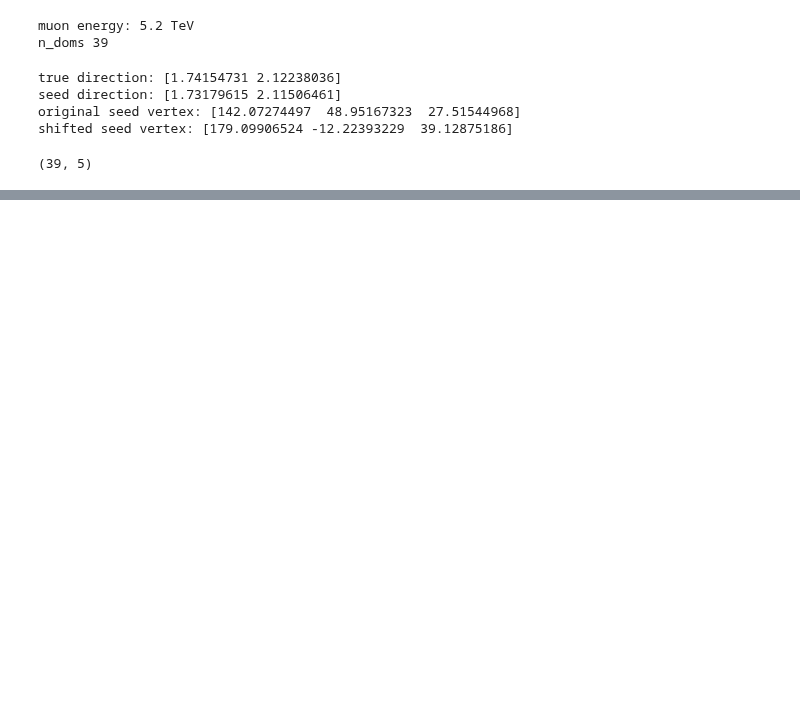
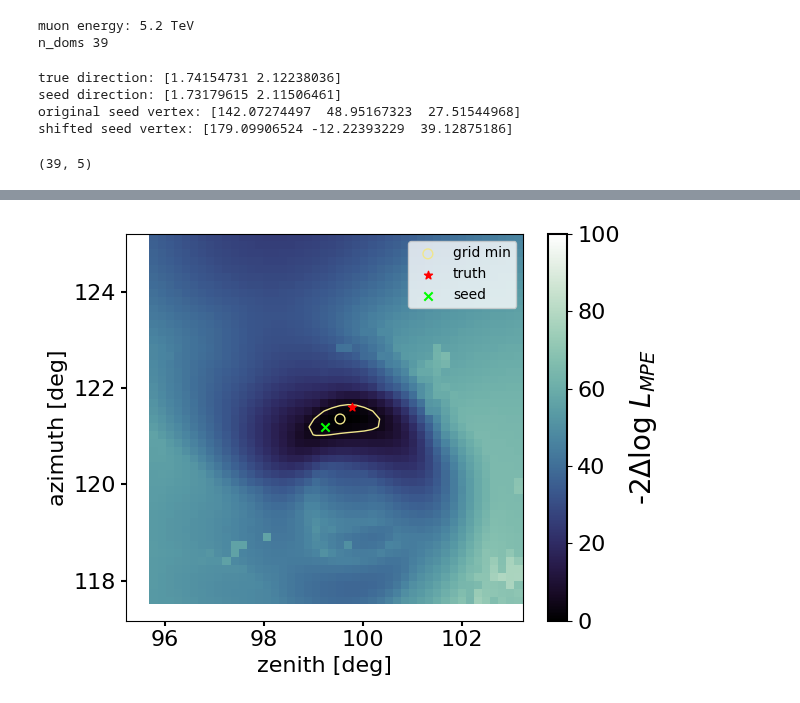
Before and after one commit to rishibbdb/TPN_DeV, a Jupyter notebook: dev/notebooks/draft_scanner.ipynb, the cells around one changed output, grey strips where cells are left out. Saved outputs shown, nothing was run; the diff lists cells and outputs as text; code cells hidden in the pictures; blank space fills up the shorter version.

Commit message:
scanner works

```diff
--- a/dev/notebooks/draft_scanner.ipynb
+++ b/dev/notebooks/draft_scanner.ipynb
@@ -382,0 +396,44 @@ ValueError: vmap in_axes must be an int, None, or a tuple of entries correspondi
+# %%
+# Setup scanner to be more stable against local minima
+
+scan_llh_robust = get_scanner(
+                        neg_llh,
+                        use_multiple_vertex_seeds=True,
+                        prescan_time=False
+                    )
+# %%
+# Run the scan.
+solution = scan_llh_robust(X, Y, track_pos, track_time, fitting_event_data, n_splits)
+sol_logl, sol_vertex, sol_time = solution
+logls = sol_logl.reshape(X.shape)
+# %%
+# Plot.
+
+fig, ax = plt.subplots()
+min_logl = np.amin(logls)
+delta_logl = logls - np.amin(logls)
+pc = ax.pcolormesh(np.rad2deg(X), np.rad2deg(Y), delta_logl, vmin=0, vmax=np.min([100, 1.2*np.amax(delta_logl)]), shading='auto', cmap=cx)
+cbar = fig.colorbar(pc)
+cbar.ax.tick_params(labelsize=16)
+cbar.ax.get_yaxis().labelpad = 5
+cbar.set_label("-2$\\Delta$log $L_{MPE}$", fontsize=20)
+cbar.outline.set_linewidth(1.5)
+
+contours = [4.61]
+ix1, ix2 = np.where(delta_logl==0)
+ax.scatter(np.rad2deg([X[ix1, ix2]]), np.rad2deg([Y[ix1, ix2]]), s=50, marker='o', facecolors='none', edgecolors='khaki', zorder=100., label='grid min')
+ct = plt.contour(np.rad2deg(X), np.rad2deg(Y), delta_logl, levels=contours, linestyles=['solid'], colors=['khaki'], linewidths=1.0)
+
+ax.scatter(np.rad2deg(true_src[0]), np.rad2deg(true_src[1]), marker="*", color='red', label="truth", zorder=200)
+ax.scatter(np.rad2deg(track_src[0]), np.rad2deg(track_src[1]), marker="x", color='lime', label="seed", zorder=200)
+
+ax.set_xlabel("zenith [deg]", fontsize=16)
+ax.set_ylabel("azimuth [deg]", fontsize=16)
+ax.set_xlim(np.rad2deg([track_src[0]-dzen, track_src[0]+dzen]))
+ax.set_ylim(np.rad2deg([track_src[1]-dazi, track_src[1]+dazi]))
+ax.tick_params(axis='both', which='both', width=1.5, colors='0.0', labelsize=16)
+
+plt.legend()
+plt.tight_layout()
+# %% [output]
+[figure, added]
```
Also changed, not shown: parts of 14 cells of this notebook.
